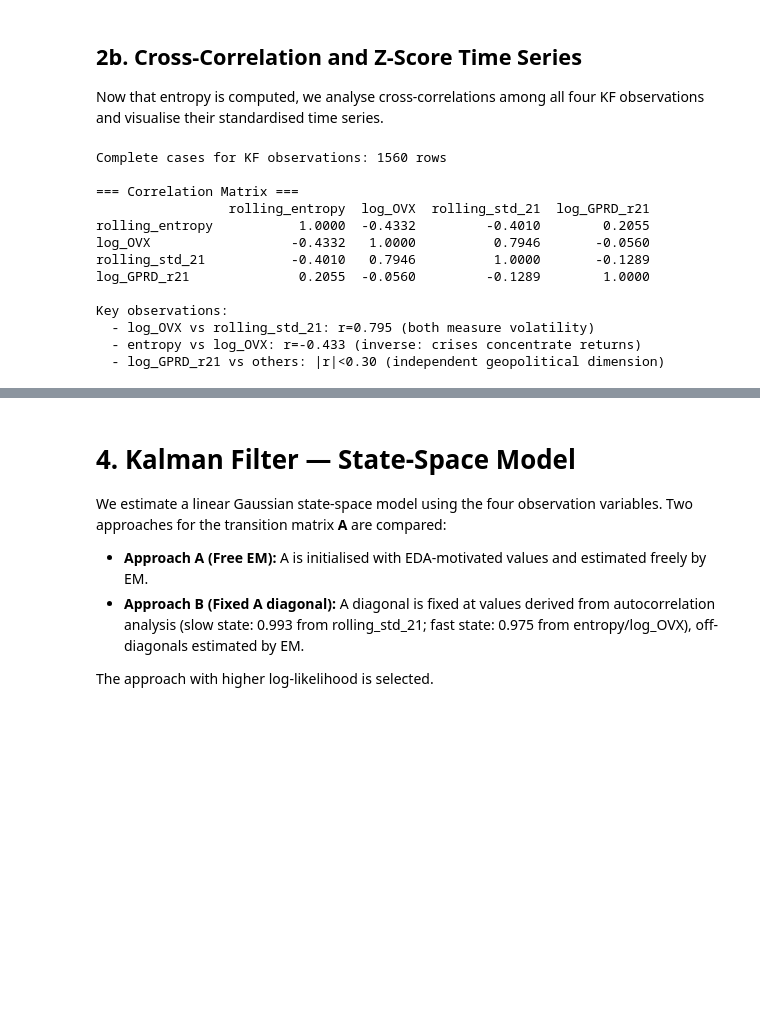
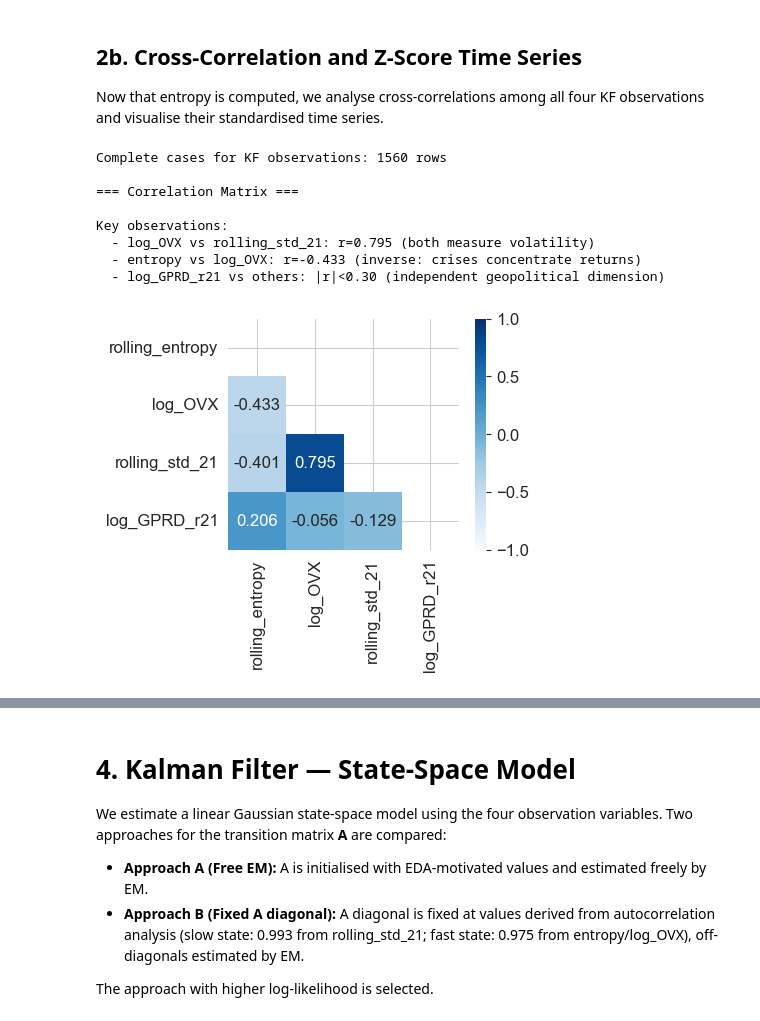
Before and after one commit to zhicongDeng/BTC-ETH-Pairs-Trading, a Jupyter notebook: test_pytorch/claude/01_regime_detection.ipynb, the cells around one changed output, grey strips where cells are left out. Drawn from its saved outputs; the diff is of its cells as text; code cells hidden in the pictures; blank space fills up the shorter version.

```diff
--- a/test_pytorch/claude/01_regime_detection.ipynb
+++ b/test_pytorch/claude/01_regime_detection.ipynb
@@ -252,29 +253,36 @@ Now that entropy is computed, we analyse cross-correlations among all four
 KF observations and visualise their standardised time series.
 # %%
 # Drop NaN rows (from rolling windows) for correlation analysis
-df_clean = df.dropna(subset=['rolling_entropy', 'log_OVX', 'rolling_std_21', 'log_GPRD_r21']).copy()
 obs_cols = ['rolling_entropy', 'log_OVX', 'rolling_std_21', 'log_GPRD_r21']
+df_clean = df[obs_cols].copy().dropna()
 
 print(f"Complete cases for KF observations: {len(df_clean)} rows")
 print(f"\n=== Correlation Matrix ===")
 corr = df_clean[obs_cols].corr()
-print(corr.round(4))
+
+mask = np.triu(np.ones_like(corr, dtype=bool))
+
+plt.figure(figsize=(4, 3))
+sns.heatmap(
+    corr,
+    mask=mask,
+    cmap='Blues',
+    vmin=-1, vmax=1, center=0,
+    annot=True, fmt=".3f",
+    square=True,
+)
 
 print(f"\nKey observations:")
 print(f"  - log_OVX vs rolling_std_21: r={corr.loc['log_OVX','rolling_std_21']:.3f} (both measure volatility)")
 print(f"  - entropy vs log_OVX: r={corr.loc['rolling_entropy','log_OVX']:.3f} (inverse: crises concentrate returns)")
 print(f"  - log_GPRD_r21 vs others: |r|<0.30 (independent geopolitical dimension)")
 # %% [output]
 Complete cases for KF observations: 1560 rows
 
 === Correlation Matrix ===
-                 rolling_entropy  log_OVX  rolling_std_21  log_GPRD_r21
-rolling_entropy           1.0000  -0.4332         -0.4010        0.2055
-log_OVX                  -0.4332   1.0000          0.7946       -0.0560
-rolling_std_21           -0.4010   0.7946          1.0000       -0.1289
-log_GPRD_r21              0.2055  -0.0560         -0.1289        1.0000
 
 Key observations:
   - log_OVX vs rolling_std_21: r=0.795 (both measure volatility)
   - entropy vs log_OVX: r=-0.433 (inverse: crises concentrate returns)
   - log_GPRD_r21 vs others: |r|<0.30 (independent geopolitical dimension)
+[figure, added]
```
Also changed, not shown: parts of 15 cells of this notebook, 16 other files.
